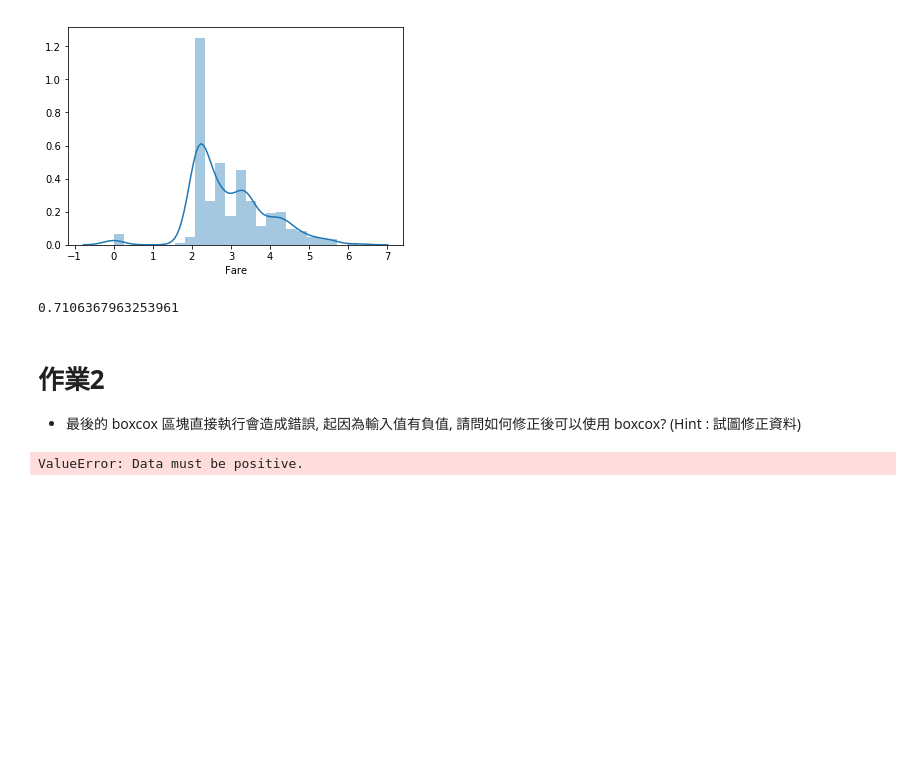
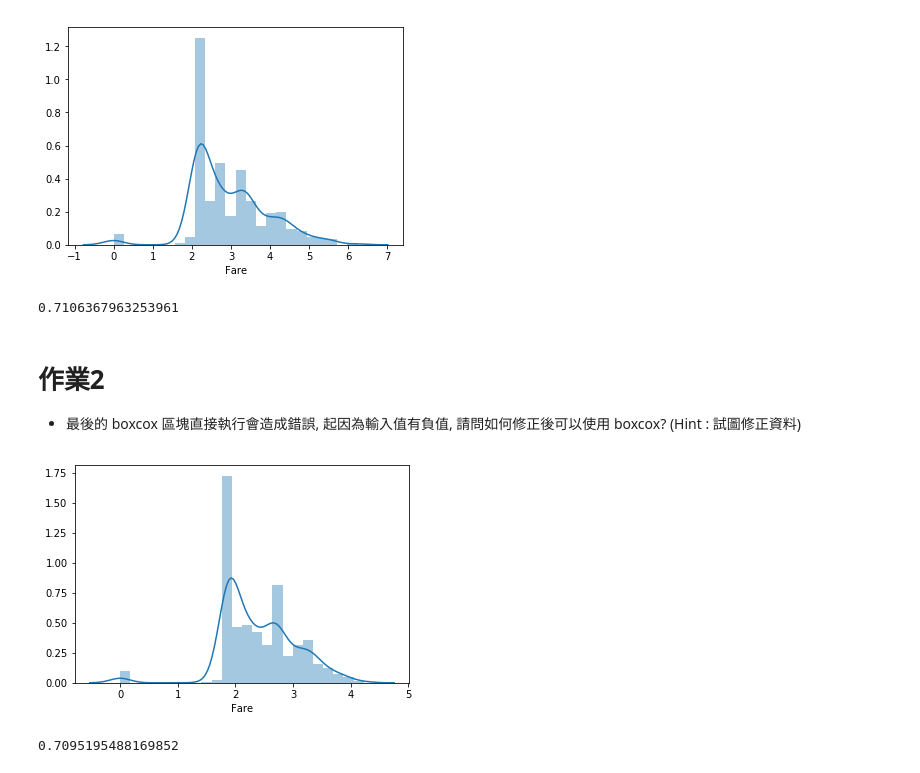
Before and after one commit to lljj557/4-th-ML100Days, a Jupyter notebook: Day23_HW/Day_023_HW.ipynb, the cells around one changed output. Drawn from its saved outputs; the diff is of its cells as text; code cells hidden in the pictures; blank space fills up the shorter version.

```diff
--- a/Day23_HW/Day_023_HW.ipynb
+++ b/Day23_HW/Day_023_HW.ipynb
@@ -98,17 +98,19 @@ cross_val_score(estimator, train_X, train_Y, cv=5).mean()
 # %%
 # 將 Fare 取 boxcox 後, 看散佈圖, 並計算分數 (執行會有 error, 請試圖修正)
 from scipy import stats
 df_fixed = copy.deepcopy(df)
 """
 Your Code Here, fix the error
 """
-df_fixed['Fare'] = stats.boxcox(df_fixed['Fare'], lmbda=0)[0]
+df_fixed['Fare'] = df_fixed['Fare'] + 1
+df_fixed['Fare'] = stats.boxcox(df_fixed['Fare'])[0]
 sns.distplot(df_fixed['Fare'][:train_num])
 plt.show()
 
 df_fixed = MMEncoder.fit_transform(df_fixed)
 train_X = df_fixed[:train_num]
 estimator = LogisticRegression()
 cross_val_score(estimator, train_X, train_Y, cv=5).mean()
 # %% [output]
+[figure, added]
-ValueError: Data must be positive.
+0.7095195488169852
```
